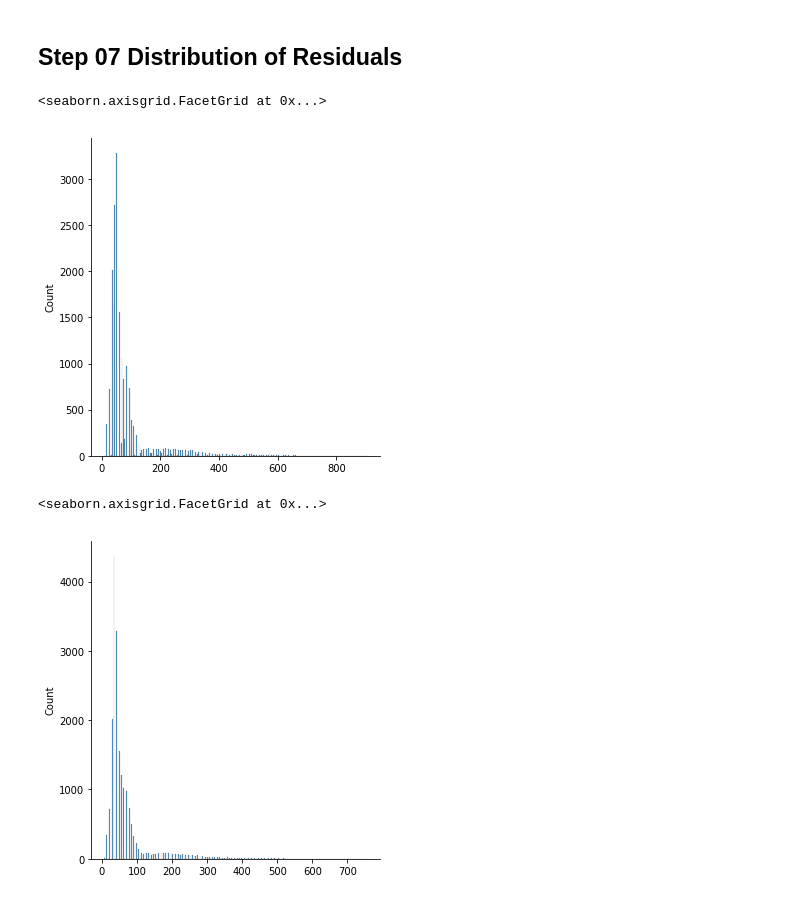
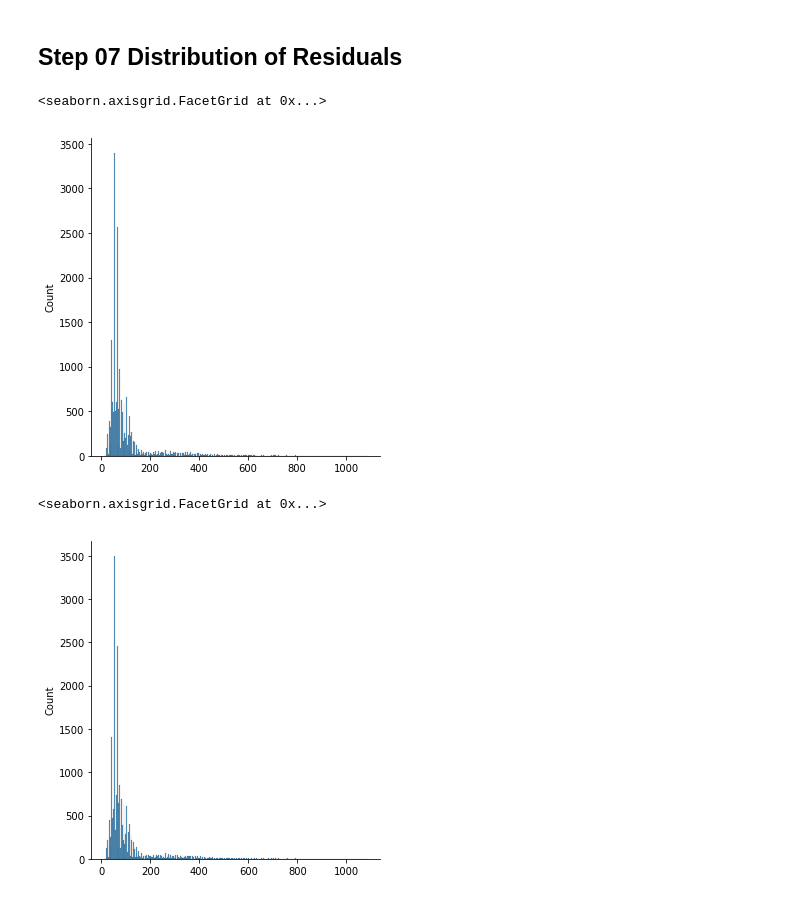
Before and after one commit to Nemat-Allah-Aloush/Multivariate_Data_Analysis, a Jupyter notebook: lab_02.ipynb, the cells around one changed output. Drawn from its saved outputs; the diff is of its cells as text; code cells hidden in the pictures.

```diff
--- a/lab_02.ipynb
+++ b/lab_02.ipynb
@@ -195,7 +201,7 @@ print(tabulate(results, headers=['First Col','Second Col','Correlation coefficie
 # feature selection
 dataTargetOrg = df_sample_colomn_energydata[['Appliances']]
 dataPredOrg = df_sample_colomn_energydata.drop('Appliances',axis=1)
-dataPredOrg = df_sample_colomn_energydata.drop('lights',axis=1)
+dataPredOrg = dataPredOrg.drop('lights',axis=1)
 # Data splitting
 x_trainOrg, x_testOrg, y_trainOrg, y_testOrg = train_test_split(dataPredOrg, dataTargetOrg, test_size=0.2, random_state=0)
 # %% [markdown]
@@ -372,7 +324,7 @@ def lassos (alphas,x_train_scaler, y_train_scaler,y_test_scaler):
         lassos.append(lasso)
     return results, pred,lassos
 # %%
-alphas=[0.1 , 0.2 , 0.3, 0.4 ,0.5, 0.6 , 0.7 , 0.8,0.9, 1 , 5 ]
+alphas=[1  , 0.3, 0.04 ,0.005, 0.006  , 0.008,0.009 , 0.0001, 0.00001]
 results, pred,lassos_all =  lassos(alphas,x_train_scaler,y_train_scaler,y_test_scaler)
 print(tabulate(results, headers=[ 'Alpha','MAE','MSE','MAPE ','Cofficient ','Bias','Weights '],  tablefmt='fancy_grid',numalign ='center'))
 # %% [output]
@@ -711,8 +429,8 @@ Text(0.5, 1.0, 'ridge, alpha= 1000000')
 # %% [markdown]
 ## Step 07 Distribution of Residuals
 # %%
-# Ridge Regression
-y_pred_all = ridges_all[4].predict(dataPredOrg)
+# Ridge Regression, alpha =500
+y_pred_all = ridges_all[2].predict(dataPredOrg)
 # distribution of residuals
 target = np.array(dataTargetOrg)
 predicts = np.array(y_pred_all)
@@ -720,15 +438,15 @@ diff = target[:,0] - predicts[:,0]
 sns.displot(diff)
 # %% [output]
 <seaborn.axisgrid.FacetGrid at 0x...>
-[figure, old version]
+[figure, new version]
 # %%
-# laisso Regression   alpha lasso = 0.7
-y_pred_all = lassos_all[6].predict(dataPredOrg)
+# laisso Regression alpha lasso = 0.0001
+y_pred_all = lassos_all[7].predict(dataPredOrg)
 # distribution of residuals
 target = np.array(dataTargetOrg)
 predicts = np.array(y_pred_all)
 diff = target[:,0] - predicts
 sns.displot(diff)
 # %% [output]
 <seaborn.axisgrid.FacetGrid at 0x...>
-[figure, old version]
+[figure, new version]
```
Also changed, not shown: parts of 39 cells of this notebook, 3 other files.
